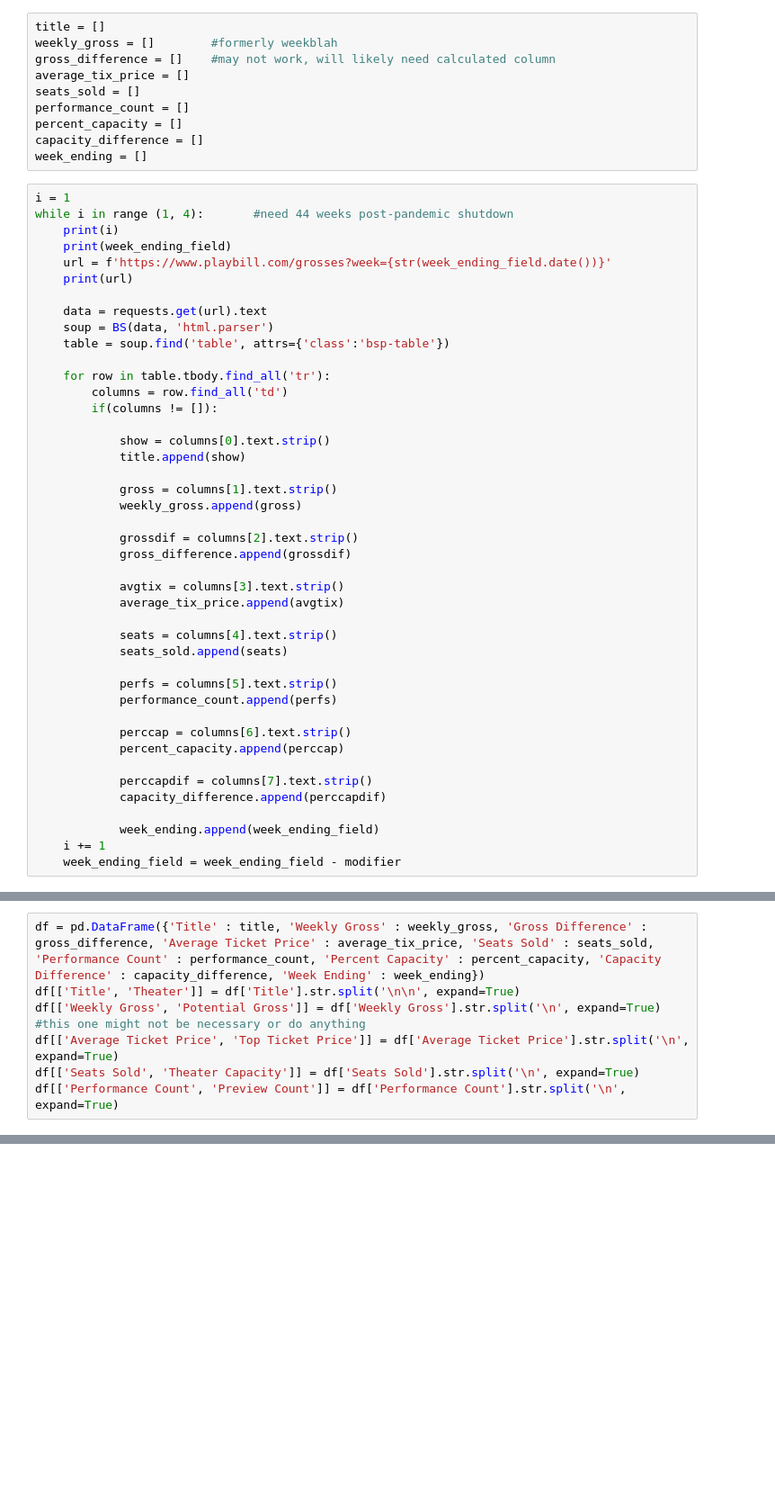
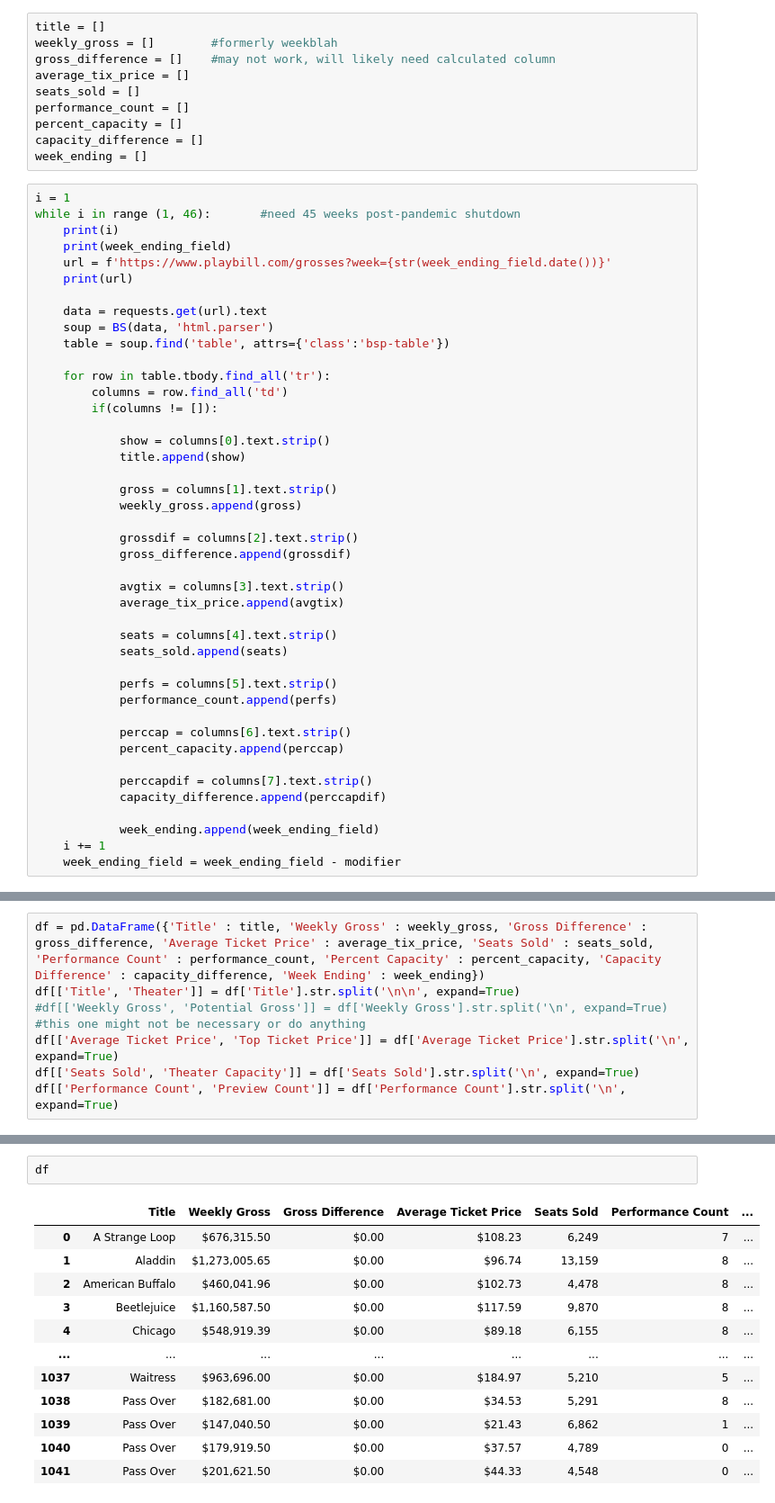
Before and after one commit to abihelvey/Broadway-Success, a Jupyter notebook: notebooks/CLEAN_Playbill_Grosses_Scraper.ipynb, the cells around one changed output, grey strips where cells are left out. Shown: that part at 90% size. Drawn from its saved outputs; the diff is of its cells as text; blank space fills up the shorter version.

```diff
--- a/notebooks/CLEAN_Playbill_Grosses_Scraper.ipynb
+++ b/notebooks/CLEAN_Playbill_Grosses_Scraper.ipynb
@@ -23,7 +26,7 @@ capacity_difference = []
 week_ending = []
 # %%
 i = 1
-while i in range (1, 4):       #need 44 weeks post-pandemic shutdown
+while i in range (1, 46):       #need 45 weeks post-pandemic shutdown
     print(i)
     print(week_ending_field)
     url = f'https://www.playbill.com/grosses?week={str(week_ending_field.date())}'
@@ -105,7 +129,7 @@ dtype: int64
 # %%
 df = pd.DataFrame({'Title' : title, 'Weekly Gross' : weekly_gross, 'Gross Difference' : gross_difference, 'Average Ticket Price' : average_tix_price, 'Seats Sold' : seats_sold, 'Performance Count' : performance_count, 'Percent Capacity' : percent_capacity, 'Capacity Difference' : capacity_difference, 'Week Ending' : week_ending})
 df[['Title', 'Theater']] = df['Title'].str.split('\n\n', expand=True)
-df[['Weekly Gross', 'Potential Gross']] = df['Weekly Gross'].str.split('\n', expand=True) #this one might not be necessary or do anything
+#df[['Weekly Gross', 'Potential Gross']] = df['Weekly Gross'].str.split('\n', expand=True) #this one might not be necessary or do anything
 df[['Average Ticket Price', 'Top Ticket Price']] = df['Average Ticket Price'].str.split('\n', expand=True)
 df[['Seats Sold', 'Theater Capacity']] = df['Seats Sold'].str.split('\n', expand=True)
 df[['Performance Count', 'Preview Count']] = df['Performance Count'].str.split('\n', expand=True)
@@ -113,0 +136,15 @@ ValueError: Columns must be same length as key
+# %%
+df
+# %% [output]
+|  | Title | Weekly Gross | Gross Difference | Average Ticket Price | Seats Sold | Performance Count | ... |
+| 0 | A Strange Loop | $676,315.50 | $0.00 | $108.23 | 6,249 | 7 | ... |
+| 1 | Aladdin | $1,273,005.65 | $0.00 | $96.74 | 13,159 | 8 | ... |
+| 2 | American Buffalo | $460,041.96 | $0.00 | $102.73 | 4,478 | 8 | ... |
+| 3 | Beetlejuice | $1,160,587.50 | $0.00 | $117.59 | 9,870 | 8 | ... |
+| 4 | Chicago | $548,919.39 | $0.00 | $89.18 | 6,155 | 8 | ... |
+| ... | ... | ... | ... | ... | ... | ... | ... |
+| 1037 | Waitress | $963,696.00 | $0.00 | $184.97 | 5,210 | 5 | ... |
+| 1038 | Pass Over | $182,681.00 | $0.00 | $34.53 | 5,291 | 8 | ... |
+| 1039 | Pass Over | $147,040.50 | $0.00 | $21.43 | 6,862 | 1 | ... |
+| 1040 | Pass Over | $179,919.50 | $0.00 | $37.57 | 4,789 | 0 | ... |
+| 1041 | Pass Over | $201,621.50 | $0.00 | $44.33 | 4,548 | 0 | ... |
```
Also changed, not shown: parts of 16 cells of this notebook.
